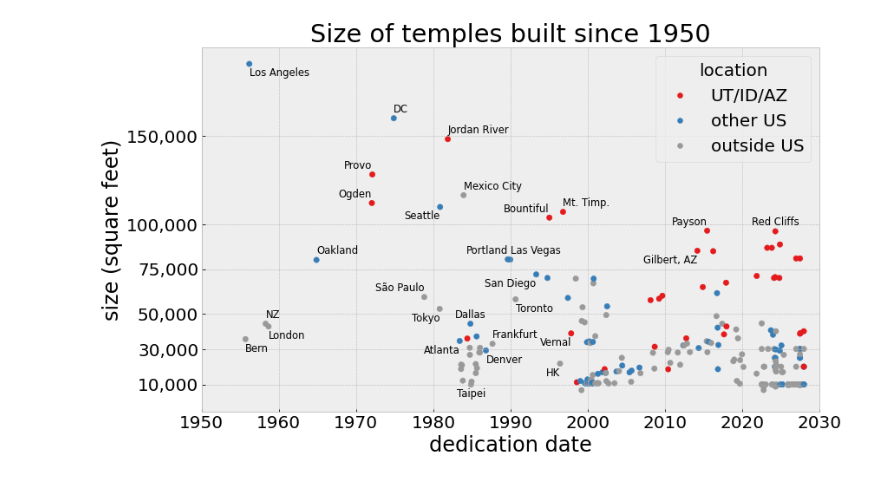
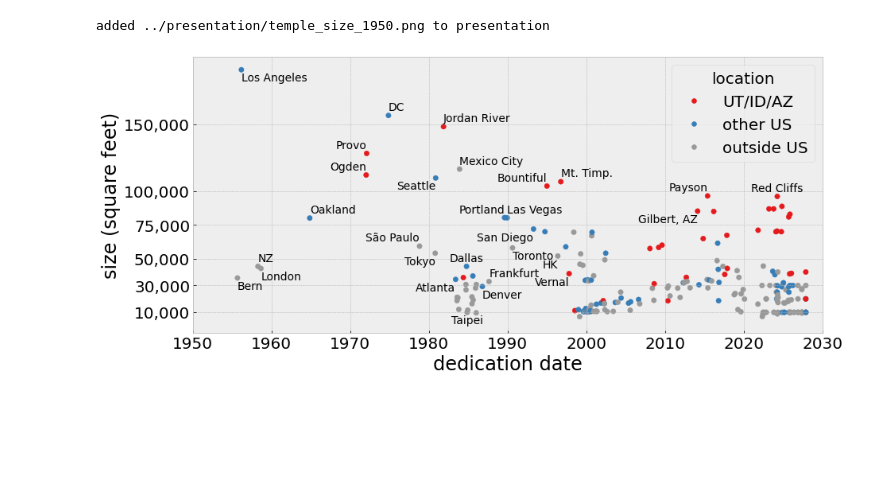
Before and after one commit to qhspencer/lds-data-analysis, a Jupyter notebook: notebooks/Temples.ipynb, the cells around one changed output. Drawn from its saved outputs; the diff is of its cells as text; code cells hidden in the pictures; blank space fills up the shorter version.

Commit message:
Adding "Temples" notebook, removing files not relevant to presentation

```diff
--- a/notebooks/Temples.ipynb
+++ b/notebooks/Temples.ipynb
@@ -151,0 +190,9 @@ td.loc[site_idx, 'site'] = td[site_idx]['area'].replace(lot_dict)
+# %%
+an_cmpl = td['Announcement date'].dt.year.to_frame('year announced').assign(
+    started=(~td['Groundbreaking date'].isna()).astype(int).to_frame('started'),
+    completed=(~td['Dedication date'].isna()).astype(int).to_frame('completed'))
+
+plotdata = an_cmpl.groupby('year announced').mean()
+ax = (plotdata[plotdata.index>=2013]*100).plot.bar(rot=0, width=0.7, ylabel='fraction completed (%)')
+
+create_ppt_slide('progress', 'temple progress/completion by announcement year')
@@ -157,8 +226,0 @@ The chart below illustrates the rate at which temples are started and completed
-# %%
-an_cmpl = td['Announcement'].dt.year.to_frame('year announced').assign(
-    started=(~td['Groundbreaking'].isna()).astype(int).to_frame('started'),
-    completed=(~td['Dedication'].isna()).astype(int).to_frame('completed'))
-
-plotdata = an_cmpl.groupby('year announced').mean()
-ax = (plotdata[plotdata.index>=2012]*100).plot.bar(rot=0, width=0.7, ylabel='fraction completed (%)',
-                                                   title='temple progress/completion by announcement year')
@@ -192,36 +306,11 @@ The pattern over time has been a steady decline in size of temples, even well be
 # %%
-# Original version of code using pandas plotting functions.
-# I can't get the legend to work correctly with this one,
-# so I'm using matplotlib calls directly (see below).
-#
-#cdict = {'UT/ID/AZ': clist[1], 'other US': clist[0], 'non-US': clist[8]}
-#ax = td.plot.scatter('Dedication', 'area',
-#                c=[cdict[r] for r in td['reg_cat']],
-#                s=40,
-#                logy=False,
-#                legend=True,
-#                ylabel='size (square feet)',
-#                xlabel='dedication date',
-#                xlim=[pd.to_datetime('1950-01-01'), pd.to_datetime('2029-01-01')],
-#                title='Temples by size and dedication date')
-#pl.yticks([1e4,3e4,5e4,1e5], ['10,000', '30,000', '50,000', '100,000'])
-#pl.legend(cdict.keys())
-
-from matplotlib.colors import ListedColormap
-cmap = ListedColormap([clist[1], clist[0], clist[8]])
-
-td_ = td[~td['area'].isna()]
-idict = {'UT/ID/AZ': 0, 'other US': 1, 'non-US': 2}
-idx = np.array([idict[r] for r in td_['reg_cat']])
-
-sc = pl.scatter(td_['Dedication'], td_['area'], c=idx, cmap=cmap, s=40)
+sc = pl.scatter(td_['Dedication date'], td_['area'], c=idx, cmap=cmap, s=40)
 pl.yticks([1e4,3e4,5e4,7.5e4,1e5,1.5e5], ['10,000', '30,000', '50,000', '75,000', '100,000', '150,000'])
 pl.ylabel('size (square feet)')
 pl.xlabel('dedication date')
 pl.xlim([pd.to_datetime('1950-01-01'), pd.to_datetime('2030-01-01')])
 pl.ylim(ymax=200000)
-pl.title('Size of temples built since 1950')
-_ = pl.legend(sc.legend_elements()[0], ['UT/ID/AZ', 'other US', 'outside US'], title='location')
+pl.legend(sc.legend_elements()[0], ['UT/ID/AZ', 'other US', 'outside US'], title='location')
 
 # Annotations
 if True:
@@ -236,33 +325,36 @@ if True:
         ('Ogden Utah Temple', 'Ogden', 'right', 'bottom'),
         ('Washington D.C. Temple', 'DC', 'left', 'bottom'),
         ('Bountiful Utah Temple', 'Bountiful', 'right', 'bottom'),
         ('Mount Timpanogos Utah Temple', 'Mt. Timp.', 'left', 'bottom'),
         ('Payson Utah Temple', 'Payson', 'right', 'bottom'),
         ('Red Cliffs Utah Temple', 'Red Cliffs', 'center', 'bottom'),
         ('Mexico City Mexico Temple', 'Mexico City', 'left', 'bottom'),
         ('Seattle Washington Temple', 'Seattle', 'right', 'top'),
         ('Dallas Texas Temple', 'Dallas', 'center', 'bottom'),
         ('Atlanta Georgia Temple', 'Atlanta', 'right', 'top'),
         ('Denver Colorado Temple', 'Denver', 'left', 'top'),
         ('Frankfurt Germany Temple', 'Frankfurt', 'left', 'bottom'),
         ('Portland Oregon Temple', 'Portland', 'right', 'bottom'),
         ('Las Vegas Nevada Temple', 'Las Vegas', 'left', 'bottom'),
         ('São Paulo Brazil Temple', 'São Paulo', 'right', 'bottom'),
         ('Tokyo Japan Temple', 'Tokyo', 'right', 'top'),
         ('Taipei Taiwan Temple', 'Taipei', 'center', 'top'),
         ('Toronto Ontario Temple', 'Toronto', 'left', 'top'),
         ('Vernal Utah Temple', 'Vernal', 'right', 'top'),
         ('San Diego California Temple', 'San Diego', 'right', 'top'),
         ('Hong Kong China Temple', 'HK', 'right', 'top'),
         ('Gilbert Arizona Temple', 'Gilbert, AZ', 'right', 'top')]
 
     ax = pl.gca()
     for label, shortlabel, halign, valign in labeldata:
-        data = td_[td_['Name']==label][['Dedication', 'area']].iloc[0].copy()
+        data = td_[td_['Name']==label][['Dedication date', 'area']].iloc[0].copy()
         if valign=='top':
             data['area'] -= 2000
         else:
             data['area'] += 2000
-        ax.annotate(shortlabel, data, size='xx-small', ha=halign, va=valign)
+        ax.annotate(shortlabel, data, size='x-small', ha=halign, va=valign)
+
+create_ppt_slide('temple_size_1950', 'Size and dedication dates of temples built since 1950')
 # %% [output]
+added ../presentation/temple_size_1950.png to presentation
-[figure, old version]
+[figure, new version]
```
Also changed, not shown: parts of 45 cells of this notebook, 12 other files.
